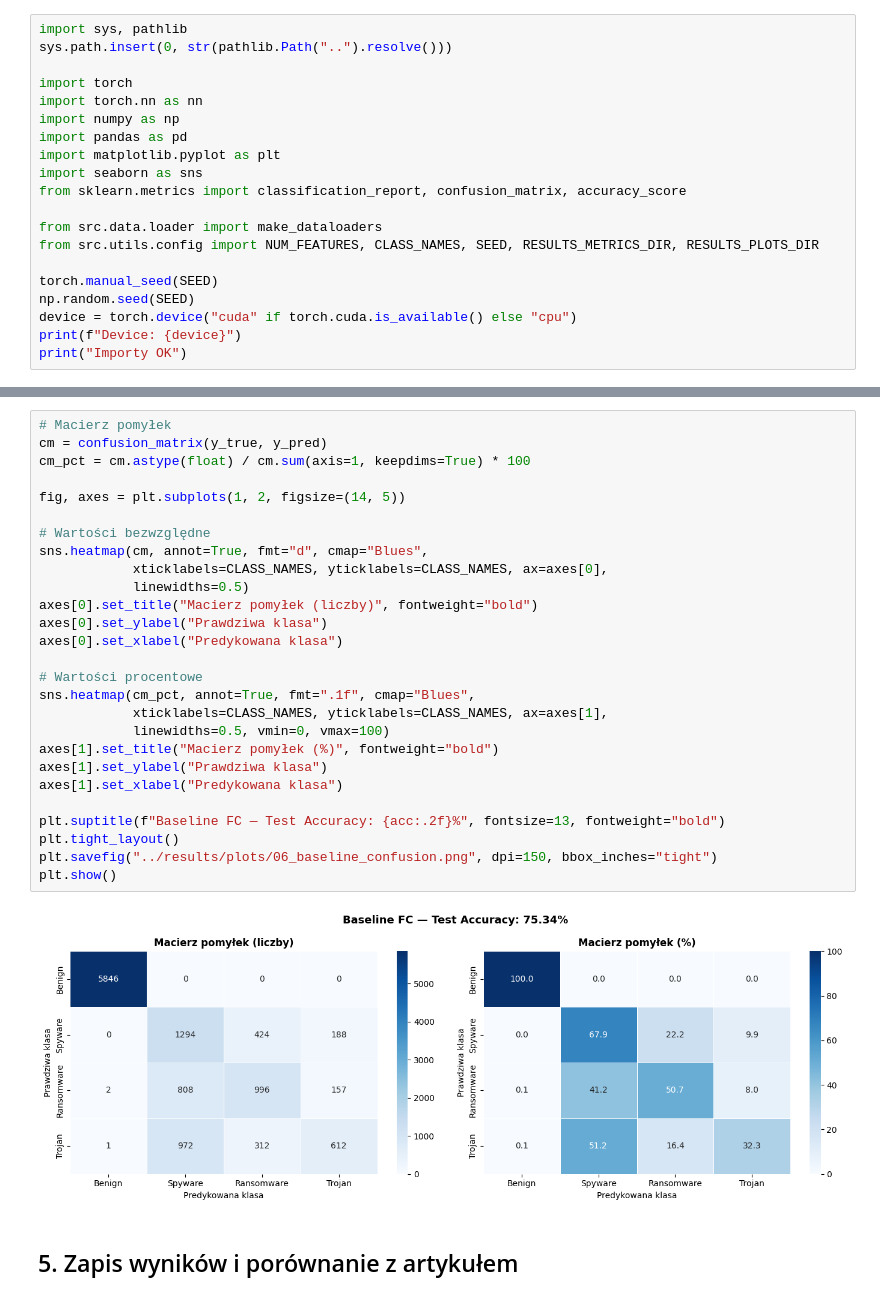
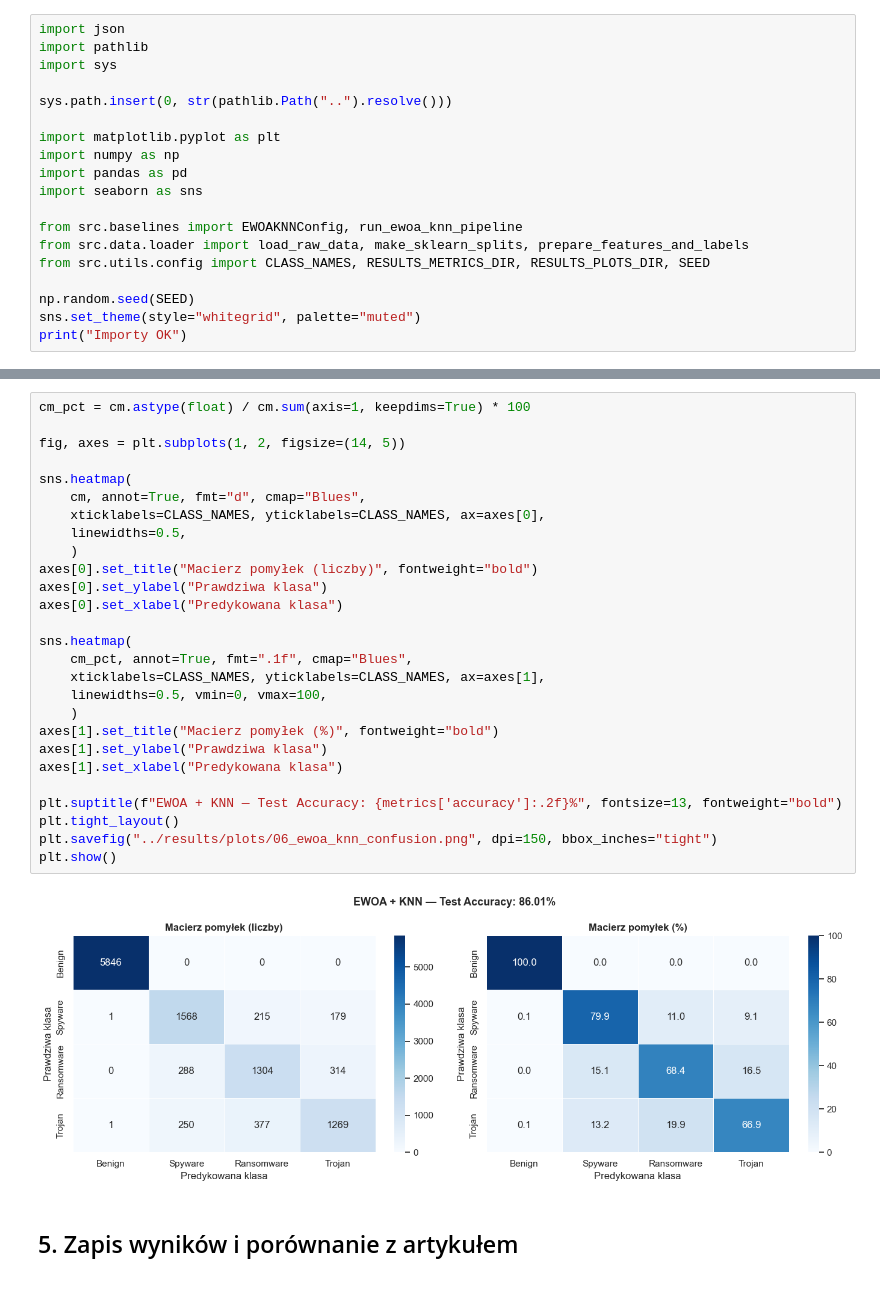
Before and after one commit to jakubzasadni/DL-Project, a Jupyter notebook: notebooks/02_baseline.ipynb, the cells around one changed output, grey strips where cells are left out. Drawn from its saved outputs; the diff is of its cells as text.

Commit message:
Change to EWOA+KNN

```diff
--- a/notebooks/02_baseline.ipynb
+++ b/notebooks/02_baseline.ipynb
@@ -16,21 +14,20 @@ Nasze autoencodery (bez etykiet) będą porównywane właśnie z tym wynikiem.
 # %%
-import sys, pathlib
+import json
+import pathlib
+import sys
+
 sys.path.insert(0, str(pathlib.Path("..").resolve()))
 
-import torch
-import torch.nn as nn
+import matplotlib.pyplot as plt
 import numpy as np
 import pandas as pd
-import matplotlib.pyplot as plt
 import seaborn as sns
-from sklearn.metrics import classification_report, confusion_matrix, accuracy_score
 
-from src.data.loader import make_dataloaders
-from src.utils.config import NUM_FEATURES, CLASS_NAMES, SEED, RESULTS_METRICS_DIR, RESULTS_PLOTS_DIR
+from src.baselines import EWOAKNNConfig, run_ewoa_knn_pipeline
+from src.data.loader import load_raw_data, make_sklearn_splits, prepare_features_and_labels
+from src.utils.config import CLASS_NAMES, RESULTS_METRICS_DIR, RESULTS_PLOTS_DIR, SEED
 
-torch.manual_seed(SEED)
 np.random.seed(SEED)
-device = torch.device("cuda" if torch.cuda.is_available() else "cpu")
-print(f"Device: {device}")
+sns.set_theme(style="whitegrid", palette="muted")
 print("Importy OK")
 # %% [output]
@@ -294,32 +213,32 @@ weighted avg     0.7740    0.7534    0.7498     11612
 # %%
-# Macierz pomyłek
-cm = confusion_matrix(y_true, y_pred)
 cm_pct = cm.astype(float) / cm.sum(axis=1, keepdims=True) * 100
 
 fig, axes = plt.subplots(1, 2, figsize=(14, 5))
 
-# Wartości bezwzględne
-sns.heatmap(cm, annot=True, fmt="d", cmap="Blues",
-            xticklabels=CLASS_NAMES, yticklabels=CLASS_NAMES, ax=axes[0],
-            linewidths=0.5)
+sns.heatmap(
+    cm, annot=True, fmt="d", cmap="Blues",
+    xticklabels=CLASS_NAMES, yticklabels=CLASS_NAMES, ax=axes[0],
+    linewidths=0.5,
+    )
 axes[0].set_title("Macierz pomyłek (liczby)", fontweight="bold")
 axes[0].set_ylabel("Prawdziwa klasa")
 axes[0].set_xlabel("Predykowana klasa")
 
-# Wartości procentowe
-sns.heatmap(cm_pct, annot=True, fmt=".1f", cmap="Blues",
-            xticklabels=CLASS_NAMES, yticklabels=CLASS_NAMES, ax=axes[1],
-            linewidths=0.5, vmin=0, vmax=100)
+sns.heatmap(
+    cm_pct, annot=True, fmt=".1f", cmap="Blues",
+    xticklabels=CLASS_NAMES, yticklabels=CLASS_NAMES, ax=axes[1],
+    linewidths=0.5, vmin=0, vmax=100,
+    )
 axes[1].set_title("Macierz pomyłek (%)", fontweight="bold")
 axes[1].set_ylabel("Prawdziwa klasa")
 axes[1].set_xlabel("Predykowana klasa")
 
-plt.suptitle(f"Baseline FC — Test Accuracy: {acc:.2f}%", fontsize=13, fontweight="bold")
+plt.suptitle(f"EWOA + KNN — Test Accuracy: {metrics['accuracy']:.2f}%", fontsize=13, fontweight="bold")
 plt.tight_layout()
-plt.savefig("../results/plots/06_baseline_confusion.png", dpi=150, bbox_inches="tight")
+plt.savefig("../results/plots/06_ewoa_knn_confusion.png", dpi=150, bbox_inches="tight")
 plt.show()
 # %% [output]
-[figure, old version]
+[figure, new version]
 # %% [markdown]
 ## 5. Zapis wyników i porównanie z artykułem
 # %%
```
Also changed, not shown: parts of 12 cells of this notebook, 12 other files.
